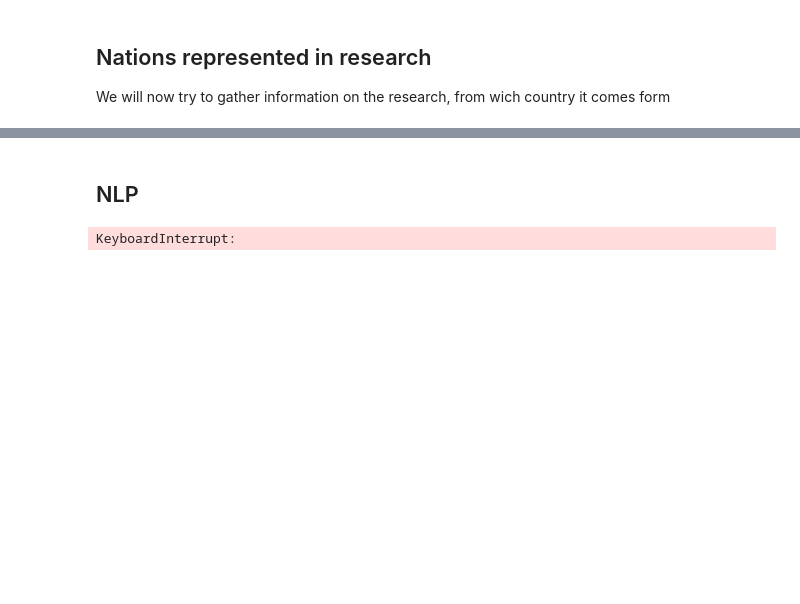
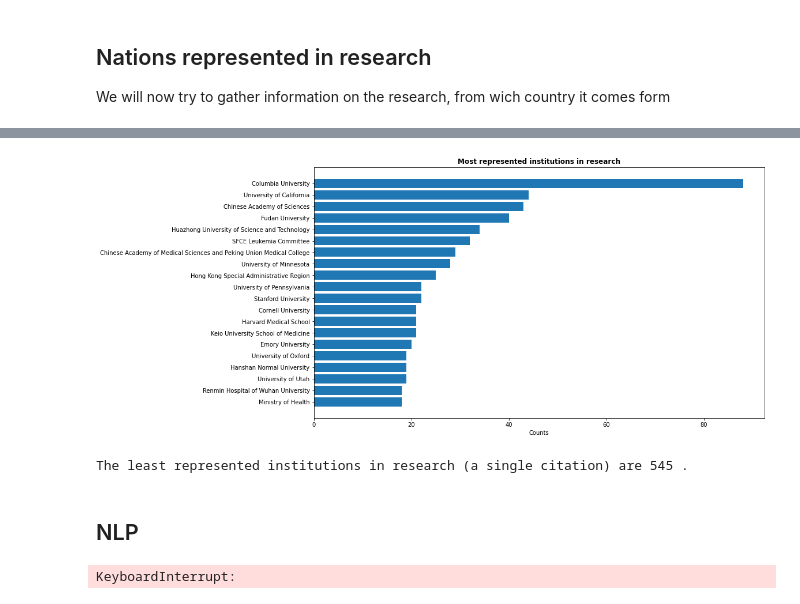
Before and after one commit to GhidoniR/Meta_Analysis_of_COVID_papers, a Jupyter notebook: COVID_project_notebook_Fede.ipynb, the cells around one changed output, grey strips where cells are left out. Cells and saved outputs as stored; diff of their text form; code cells hidden in the pictures; blank space fills up the shorter version.

```diff
--- a/COVID_project_notebook_Fede.ipynb
+++ b/COVID_project_notebook_Fede.ipynb
@@ -280,0 +425,2 @@ b.take(30)[-3]['metadata']
+# %%
+institutions = b.map(institution_getter).fold(reduce_counts).compute()
@@ -281,3 +432,29 @@ b.take(30)[-3]['metadata']
+# %%
+def institution_proc(df):
+
+
+    df_new = df.groupby(by='Institution',axis=0).sum().sort_values(by='N', ascending=False)
+    df_new = df_new.loc[df_new.index != 'Not Available']
+
+    n_to_plot = 20
+
+    list_of_vals = df_new.values.flatten()[0:n_to_plot]
+    list_of_keys = list(df_new.index)[0:n_to_plot]
+
+    plt.figure(figsize=(14,8))
+    plt.barh(list_of_keys[::-1], list_of_vals[::-1])
+    plt.title('Most represented institutions in research', fontweight='bold')
+    plt.xlabel('Counts')
+
+    plt.show()
+
+    print('The least represented institutions in research (a single citation) are', len(df_new[df_new['N']==1]), '.')
+# %%
+df     = pd.DataFrame(list(institutions.items()),columns = ['Institution','N'])
+institution_proc(df)
+# %% [output]
+[figure, added]
+The least represented institutions in research (a single citation) are 545 .
 # %% [markdown]
 ## NLP
 # %%
```
Also changed, not shown: parts of 23 cells of this notebook.
